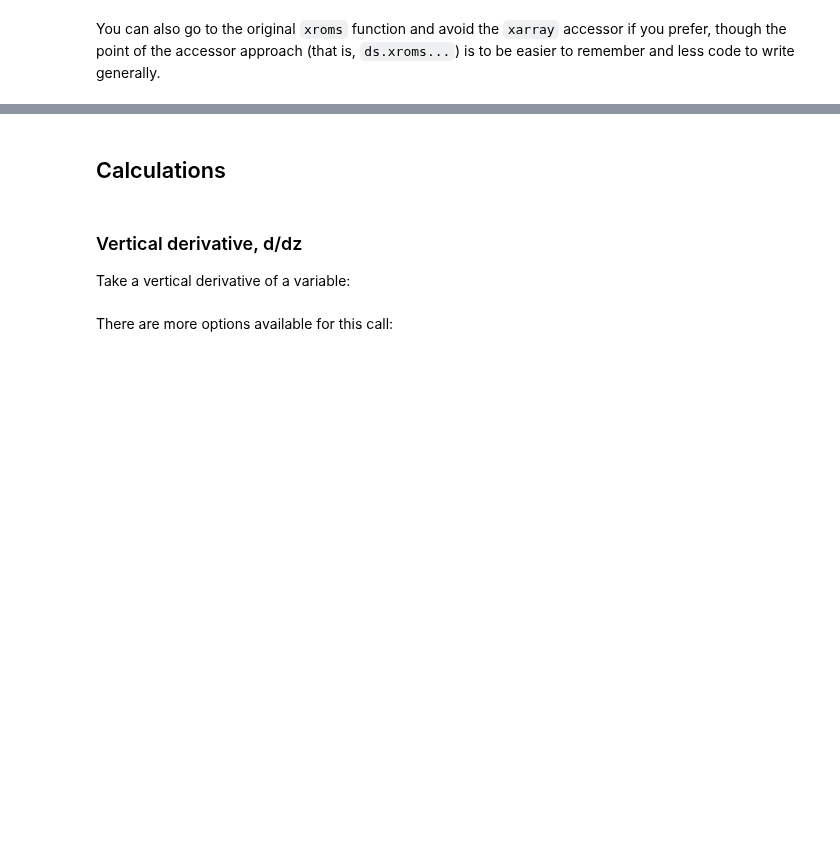
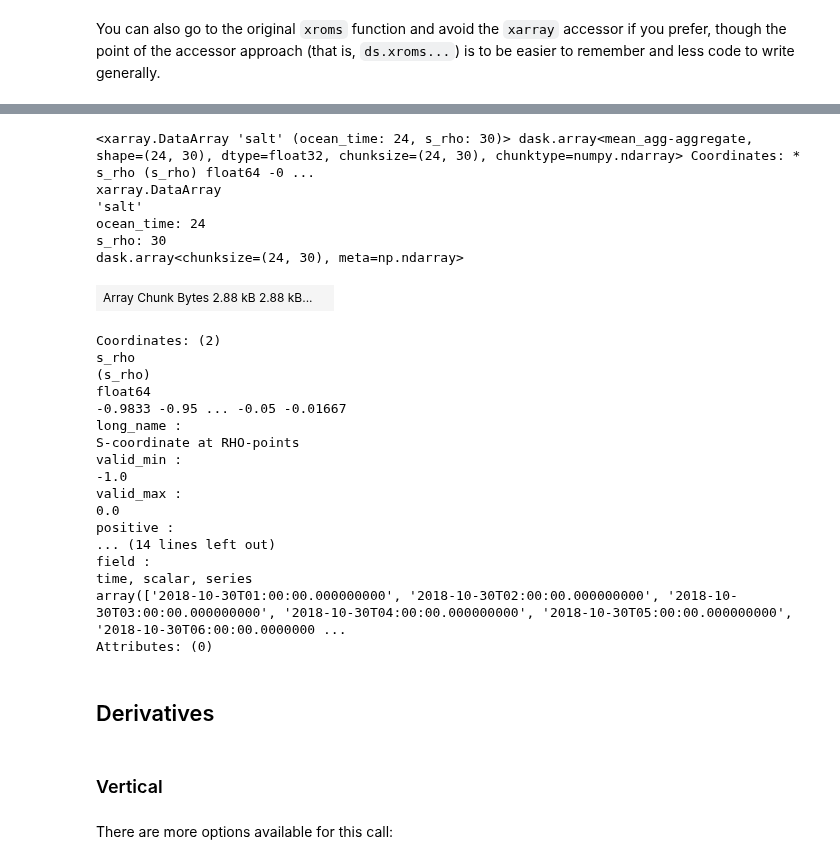
Before and after one commit to xoceanmodel/xroms, a Jupyter notebook: examples/calc.ipynb, the cells around one changed output, grey strips where cells are left out. Saved outputs shown, nothing was run; the diff lists cells and outputs as text; code cells hidden in the pictures; blank space fills up the shorter version.

```diff
--- a/examples/calc.ipynb
+++ b/examples/calc.ipynb
@@ -77,9 +118,34 @@ xroms.to_grid(ds.salt, ds.xroms.grid, 'psi', 's_w');
+# %%
+ds.salt.mean(dim=("xi_rho","eta_rho"))
+# %% [output]
+<xarray.DataArray 'salt' (ocean_time: 24, s_rho: 30)> dask.array<mean_agg-aggregate, shape=(24, 30), dtype=float32, chunksize=(24, 30), chunktype=numpy.ndarray> Coordinates: * s_rho (s_rho) float64 -0 ...
+xarray.DataArray
+'salt'
+ocean_time: 24
+s_rho: 30
+dask.array<chunksize=(24, 30), meta=np.ndarray>
+| Array Chunk Bytes 2.88 kB 2.88 kB... |  |
+Coordinates: (2)
+s_rho
+(s_rho)
+float64
+-0.9833 -0.95 ... -0.05 -0.01667
+long_name :
+S-coordinate at RHO-points
+valid_min :
+-1.0
+valid_max :
+0.0
+positive :
+... (14 lines left out)
+field :
+time, scalar, series
+array(['2018-10-30T01:00:00.000000000', '2018-10-30T02:00:00.000000000', '2018-10-30T03:00:00.000000000', '2018-10-30T04:00:00.000000000', '2018-10-30T05:00:00.000000000', '2018-10-30T06:00:00.0000000 ...
+Attributes: (0)
 # %% [markdown]
-## Calculations
+## Derivatives
-# %% [markdown]
-### Vertical derivative, d/dz
-
-Take a vertical derivative of a variable:
+# %% [markdown]
+### Vertical
 # %%
 ds.xroms.ddz('salt');  # Dataset
 # %%
```
Also changed, not shown: parts of 24 cells of this notebook, 1 other file.
